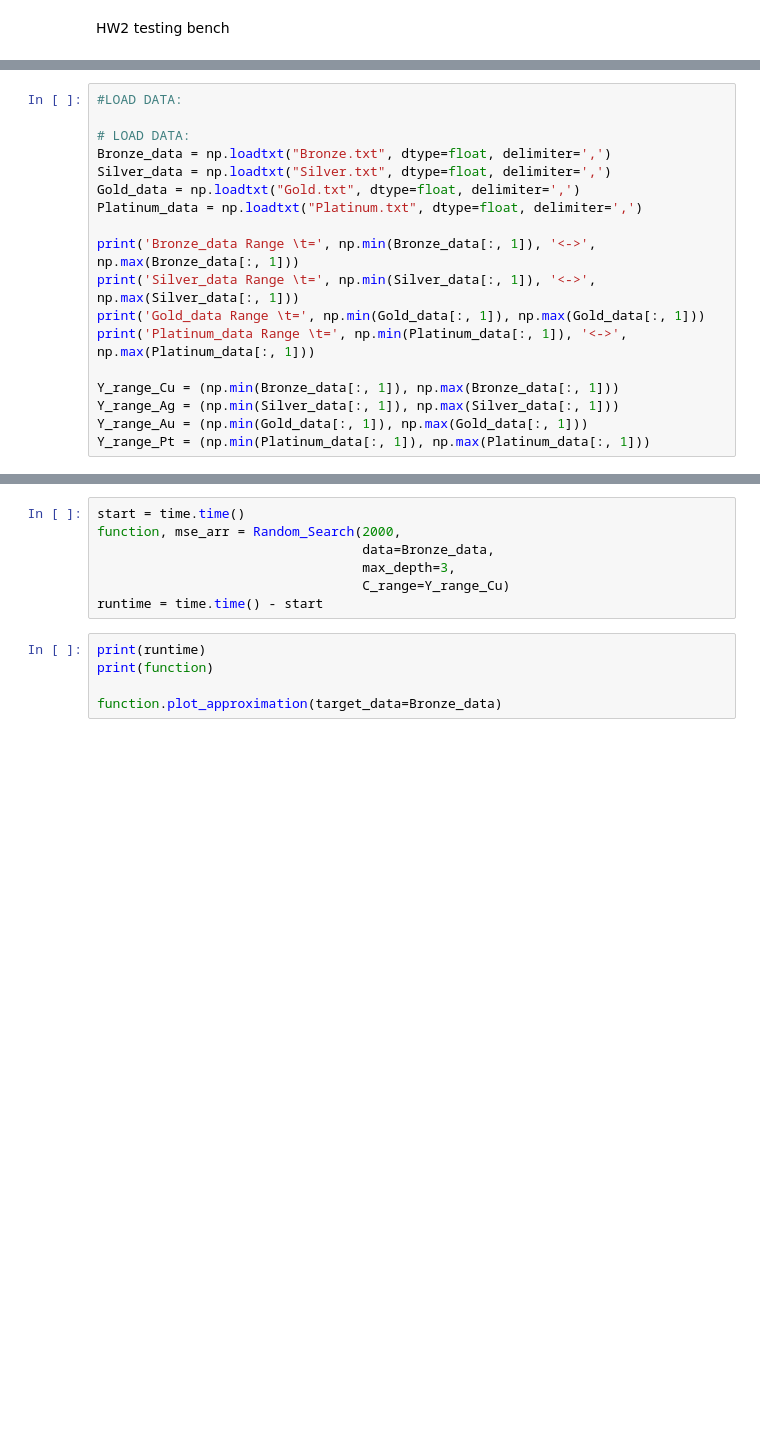
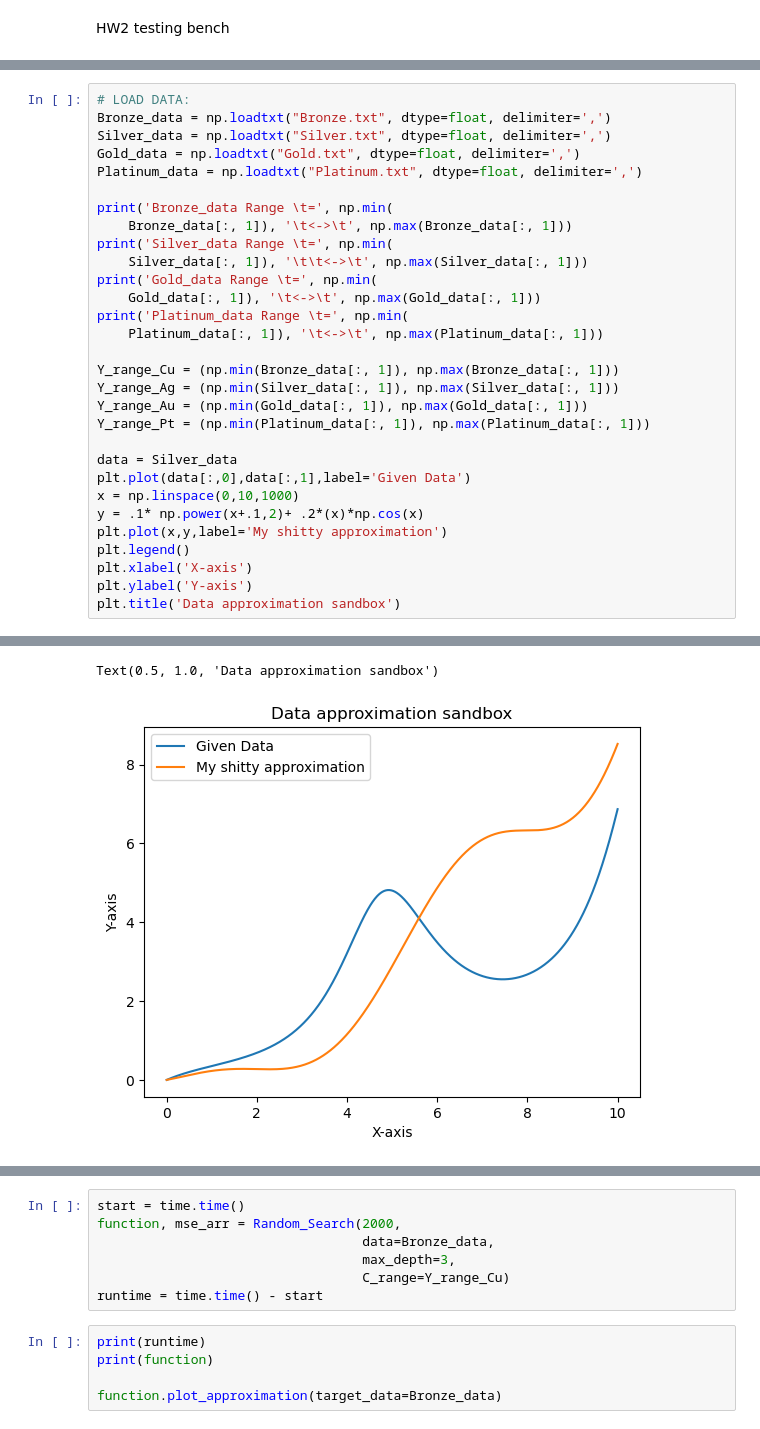
Before and after one commit to EMintzias/Symbolic-Regression-EA, a Jupyter notebook: HW2_notebook.ipynb, the cells around one changed output, grey strips where cells are left out. Cells and saved outputs as stored; diff of their text form; blank space fills up the shorter version.

```diff
--- a/HW2_notebook.ipynb
+++ b/HW2_notebook.ipynb
@@ -14,19 +20,31 @@ import time
 # %%
-#LOAD DATA:
-
 # LOAD DATA:
 Bronze_data = np.loadtxt("Bronze.txt", dtype=float, delimiter=',')
 Silver_data = np.loadtxt("Silver.txt", dtype=float, delimiter=',')
 Gold_data = np.loadtxt("Gold.txt", dtype=float, delimiter=',')
 Platinum_data = np.loadtxt("Platinum.txt", dtype=float, delimiter=',')
 
-print('Bronze_data Range \t=', np.min(Bronze_data[:, 1]), '<->', np.max(Bronze_data[:, 1]))
-print('Silver_data Range \t=', np.min(Silver_data[:, 1]), '<->', np.max(Silver_data[:, 1]))
-print('Gold_data Range \t=', np.min(Gold_data[:, 1]), np.max(Gold_data[:, 1]))
-print('Platinum_data Range \t=', np.min(Platinum_data[:, 1]), '<->', np.max(Platinum_data[:, 1]))
+print('Bronze_data Range \t=', np.min(
+    Bronze_data[:, 1]), '\t<->\t', np.max(Bronze_data[:, 1]))
+print('Silver_data Range \t=', np.min(
+    Silver_data[:, 1]), '\t\t<->\t', np.max(Silver_data[:, 1]))
+print('Gold_data Range \t=', np.min(
+    Gold_data[:, 1]), '\t<->\t', np.max(Gold_data[:, 1]))
+print('Platinum_data Range \t=', np.min(
+    Platinum_data[:, 1]), '\t<->\t', np.max(Platinum_data[:, 1]))
 
 Y_range_Cu = (np.min(Bronze_data[:, 1]), np.max(Bronze_data[:, 1]))
 Y_range_Ag = (np.min(Silver_data[:, 1]), np.max(Silver_data[:, 1]))
 Y_range_Au = (np.min(Gold_data[:, 1]), np.max(Gold_data[:, 1]))
 Y_range_Pt = (np.min(Platinum_data[:, 1]), np.max(Platinum_data[:, 1]))
+
+data = Silver_data
+plt.plot(data[:,0],data[:,1],label='Given Data')
+x = np.linspace(0,10,1000)
+y = .1* np.power(x+.1,2)+ .2*(x)*np.cos(x)
+plt.plot(x,y,label='My shitty approximation')
+plt.legend()
+plt.xlabel('X-axis')
+plt.ylabel('Y-axis')
+plt.title('Data approximation sandbox')
 # %% [output]
@@ -37,2 +55,4 @@ Platinum_data Range     = -6.24986 <-> 2.797242
+Text(0.5, 1.0, 'Data approximation sandbox')
+[figure, added]
 # %%
 class Function_node(object):
```
Also changed, not shown: parts of 16 cells of this notebook, 1 other file.
